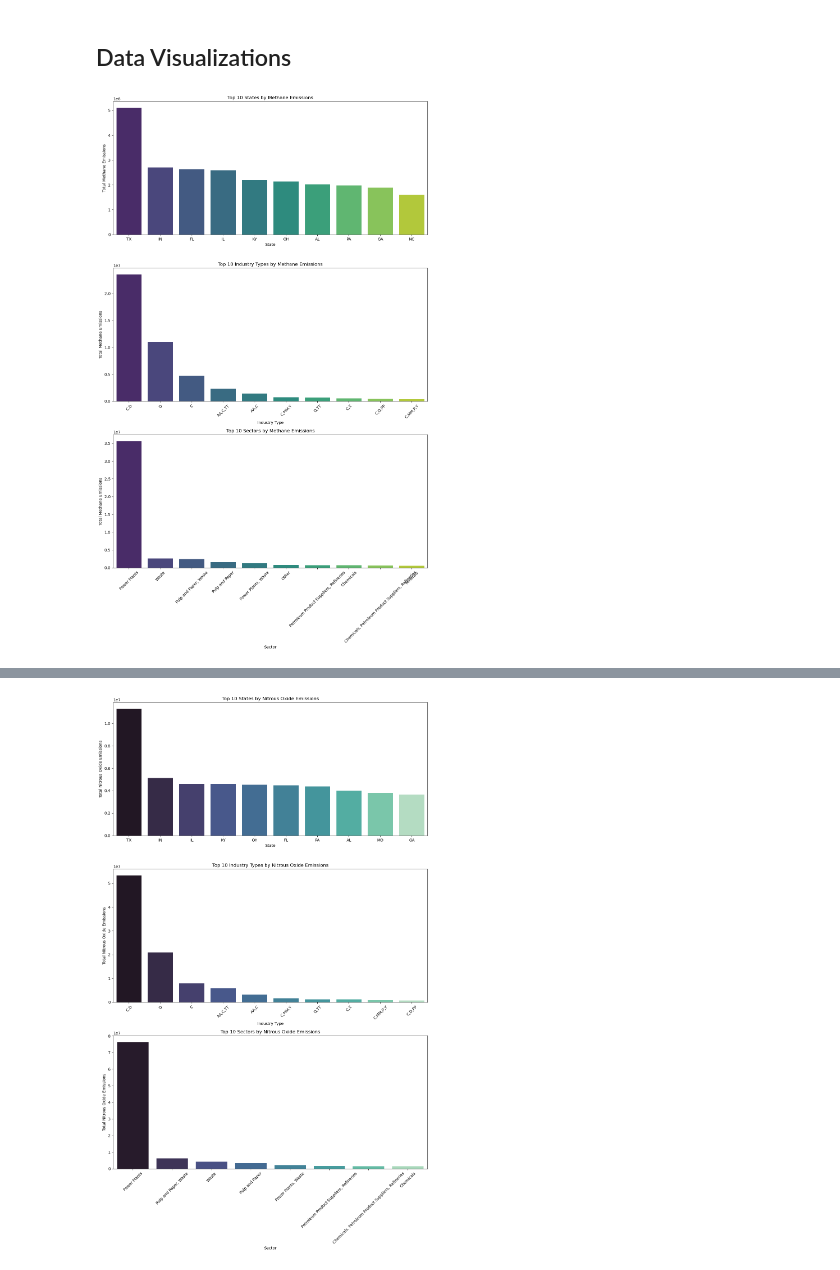
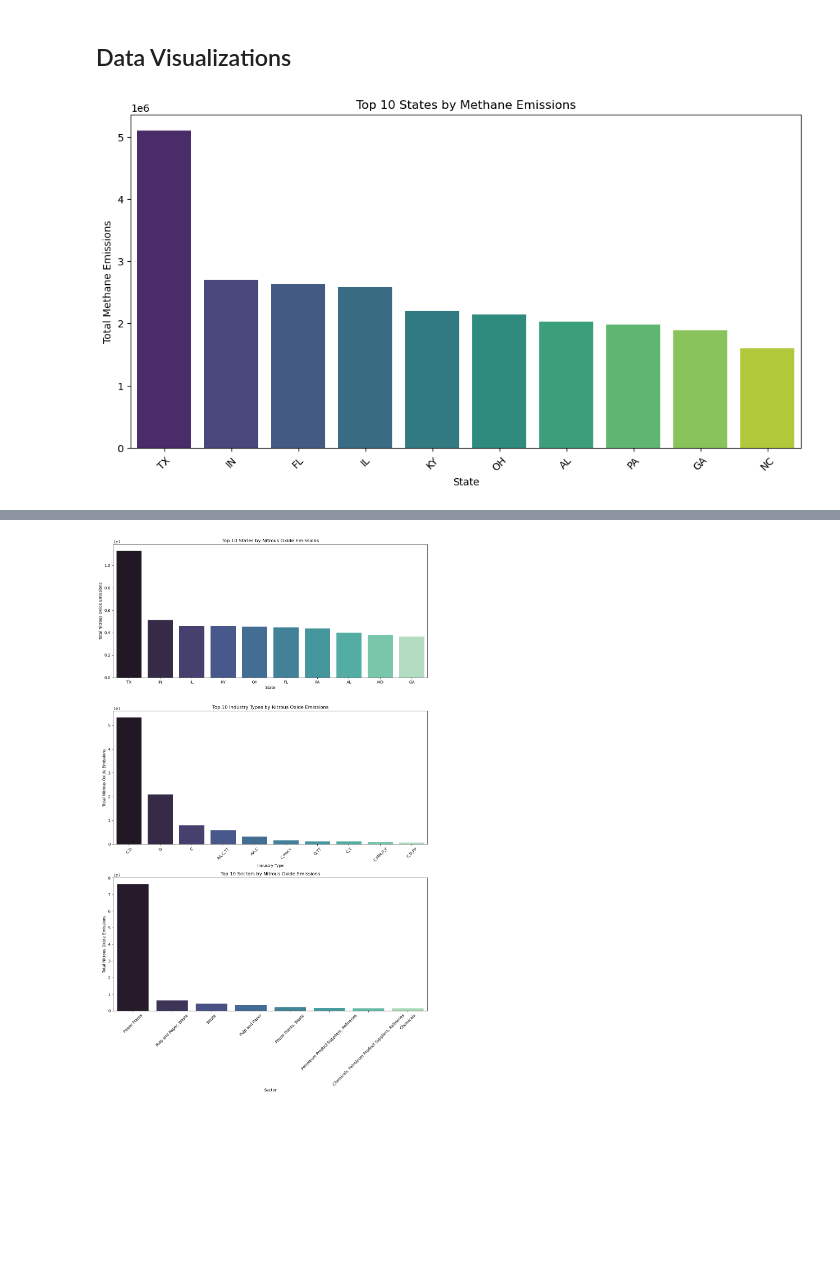
Before and after one commit to JewelsHovan/Datathon-Analytical-Avengers, a Jupyter notebook: EDA.ipynb, the cells around one changed output, grey strips where cells are left out. Cells and saved outputs as stored; diff of their text form; code cells hidden in the pictures; blank space fills up the shorter version.

Commit message:
Enhance industry and sector emissions analysis by splitting combined categories

```diff
--- a/EDA.ipynb
+++ b/EDA.ipynb
@@ -145,47 +145,23 @@ array(['Natural Gas', 'Petroleum Products', 'Other', 'Coal', 'Fuel Gas',
        'Natural Gas ', nan, 'Biomass', 'Solid Byproducts'], dtype=object)
 # %% [markdown]
 ## Data Visualizations
-# %%
-# Since there might be a lot of unique states, industry types, and sectors,
-# we will visualize the top ones where emissions are the highest.
-
-# First, we aggregate the data by state, industry type, and sector to sum up the emissions.
-state_emissions = fuel_data.groupby('State').agg({'Methane.emissions':'sum', 'Nitrous.Oxide.emissions':'sum'}).reset_index()
-industry_emissions = fuel_data.groupby('Industry.Type').agg({'Methane.emissions':'sum', 'Nitrous.Oxide.emissions':'sum'}).reset_index()
-sector_emissions = fuel_data.groupby('Sector').agg({'Methane.emissions':'sum', 'Nitrous.Oxide.emissions':'sum'}).reset_index()
-
-# Then, we sort the aggregated data to find the top emitters.
-top_states_by_emissions = state_emissions.sort_values(by='Methane.emissions', ascending=False).head(10)
-top_industries_by_emissions = industry_emissions.sort_values(by='Methane.emissions', ascending=False).head(10)
-top_sectors_by_emissions = sector_emissions.sort_values(by='Methane.emissions', ascending=False).head(10)
-
-# Create a single figure with subplots
-fig, axes = plt.subplots(3, 1, figsize=(12, 20))
-
-# Plotting the emissions by state
-sns.barplot(ax=axes[0], x='State', y='Methane.emissions', data=top_states_by_emissions, palette='viridis')
-axes[0].set_title('Top 10 States by Methane Emissions')
-axes[0].set_xlabel('State')
-axes[0].set_ylabel('Total Methane Emissions')
-
-# Plotting the emissions by industry type
-sns.barplot(ax=axes[1], x='Industry.Type', y='Methane.emissions', data=top_industries_by_emissions, palette='viridis')
-axes[1].set_title('Top 10 Industry Types by Methane Emissions')
-axes[1].set_xlabel('Industry Type')
-axes[1].set_ylabel('Total Methane Emissions')
-axes[1].tick_params(axis='x', rotation=45)
-
-# Plotting the emissions by sector
-sns.barplot(ax=axes[2], x='Sector', y='Methane.emissions', data=top_sectors_by_emissions, palette='viridis')
-axes[2].set_title('Top 10 Sectors by Methane Emissions')
-axes[2].set_xlabel('Sector')
-axes[2].set_ylabel('Total Methane Emissions')
-axes[2].tick_params(axis='x', rotation=45)
-
-# Adjust the spacing between subplots
-plt.tight_layout()
-
-# Show the figure
-plt.show()
-# %% [output]
-[figure, removed]
+# %%
+
+# Aggregate the data by state to sum up the emissions
+state_emissions = fuel_data.groupby('State').agg({'Methane.emissions':'sum', 'Nitrous.Oxide.emissions':'sum'}).reset_index()
+
+# Sort the aggregated data to find the top emitting states
+top_states_by_emissions = state_emissions.sort_values(by='Methane.emissions', ascending=False).head(10)
+
+# Plotting the emissions by state
+plt.figure(figsize=(12, 6))  # Adjust the figure size as needed
+sns.barplot(x='State', y='Methane.emissions', data=top_states_by_emissions, palette='viridis')
+plt.title('Top 10 States by Methane Emissions')
+plt.xlabel('State')
+plt.ylabel('Total Methane Emissions')
+plt.xticks(rotation=45)  # Rotate state labels for better readability
+
+# Show the figure
+plt.show()
+# %% [output]
+[figure, added]
```
Also changed, not shown: parts of 1 cell of this notebook.
